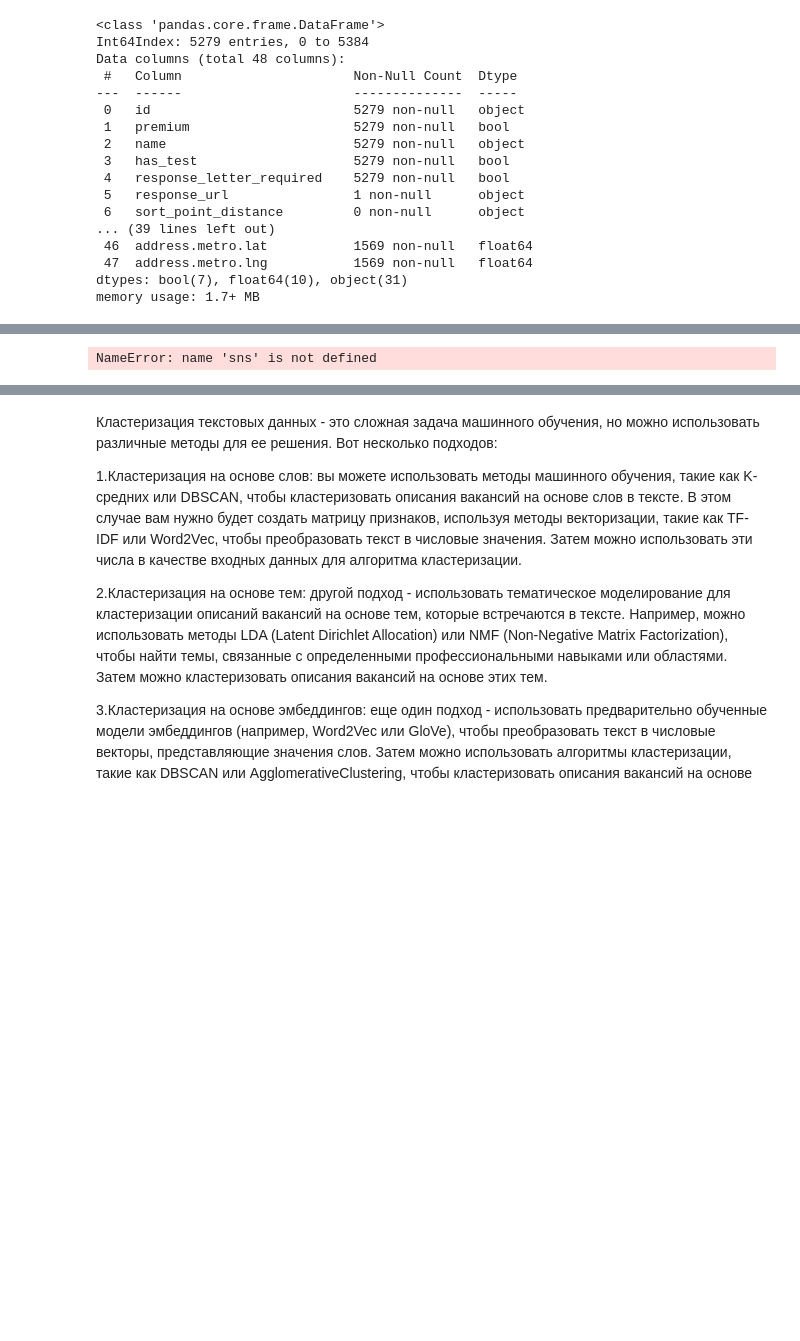
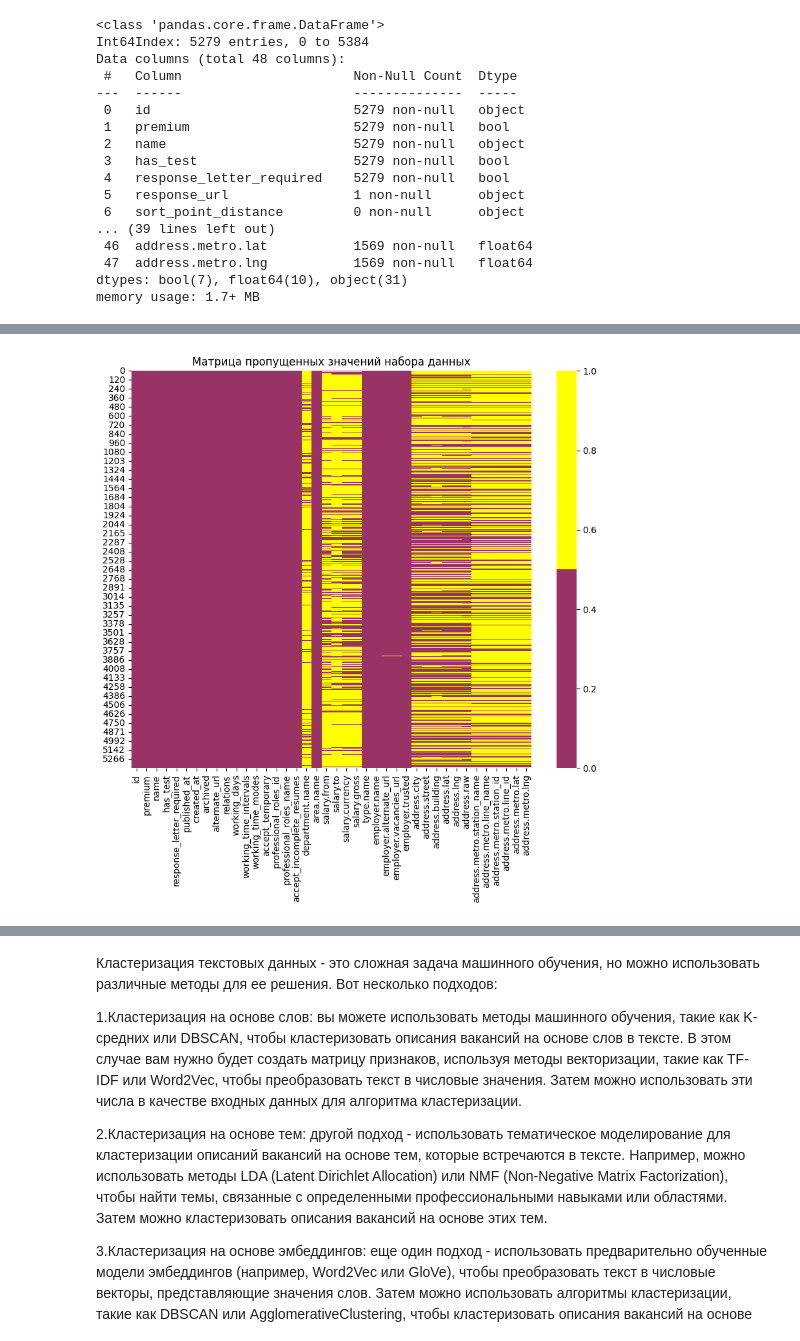
Before and after one commit to maima1810/hh_project, a Jupyter notebook: hh_project/hh_project.ipynb, the cells around one changed output, grey strips where cells are left out. Saved outputs shown, nothing was run; the diff lists cells and outputs as text; code cells hidden in the pictures; blank space fills up the shorter version.

```diff
--- a/hh_project/hh_project.ipynb
+++ b/hh_project/hh_project.ipynb
@@ -659,15 +679,11 @@ df = df[
         "name",
         "has_test",
         "response_letter_required",
-        "response_url",
-        "sort_point_distance",
         "published_at",
         "created_at",
         "archived",
         "alternate_url",
         "relations",
-        "contacts",
-        "schedule",
         "working_days",
         "working_time_intervals",
         "working_time_modes",
@@ -711,0 +723,19 @@ print(numeric_cols)
+# %%
+# Напишем функцию, которая переведет все столбцы датасета в numeric
+# Если это столбец с датой, переводим в формат datetime
+
+def convert_columns(df):
+    for col in df.columns:
+        if 'date' in col.lower():
+            try:
+                df[col] = pd.to_datetime(df[col])
+            except:
+                pass
+        else:
+            try:
+                df[col] = df[col].astype(float)
+            except:
+                pass
+    return df
+# %%
+df = convert_columns(df)
@@ -711,0 +762,4 @@ print(numeric_cols)
+# %%
+# Уберем теги из описаний вакансий при помощи ранее созданной функции
+
+df[['description']] = df[['description']].applymap(remove_tags)
@@ -712,12 +780,11 @@ print(numeric_cols)
 # %%
-# Посмотрим на тепловую карту пропущенных значений
-
+fig, ax = plt.subplots(figsize=(10, 8))
 colours = ['#993366', '#FFFF00']
-sns.heatmap(df.isnull(), cmap=sns.color_palette(colours))
+sns.heatmap(df.isnull(), cmap=sns.color_palette(colours), ax=ax)
 # Decorations
 plt.title('Матрица пропущенных значений набора данных', fontsize=12)
-plt.xticks(fontsize=12)
-plt.yticks(fontsize=12)
+plt.xticks(fontsize=10)
+plt.yticks(fontsize=10)
 plt.show()
 # %% [output]
-NameError: name 'sns' is not defined
+[figure, added]
```
Also changed, not shown: parts of 11 cells of this notebook, 1 other file.
